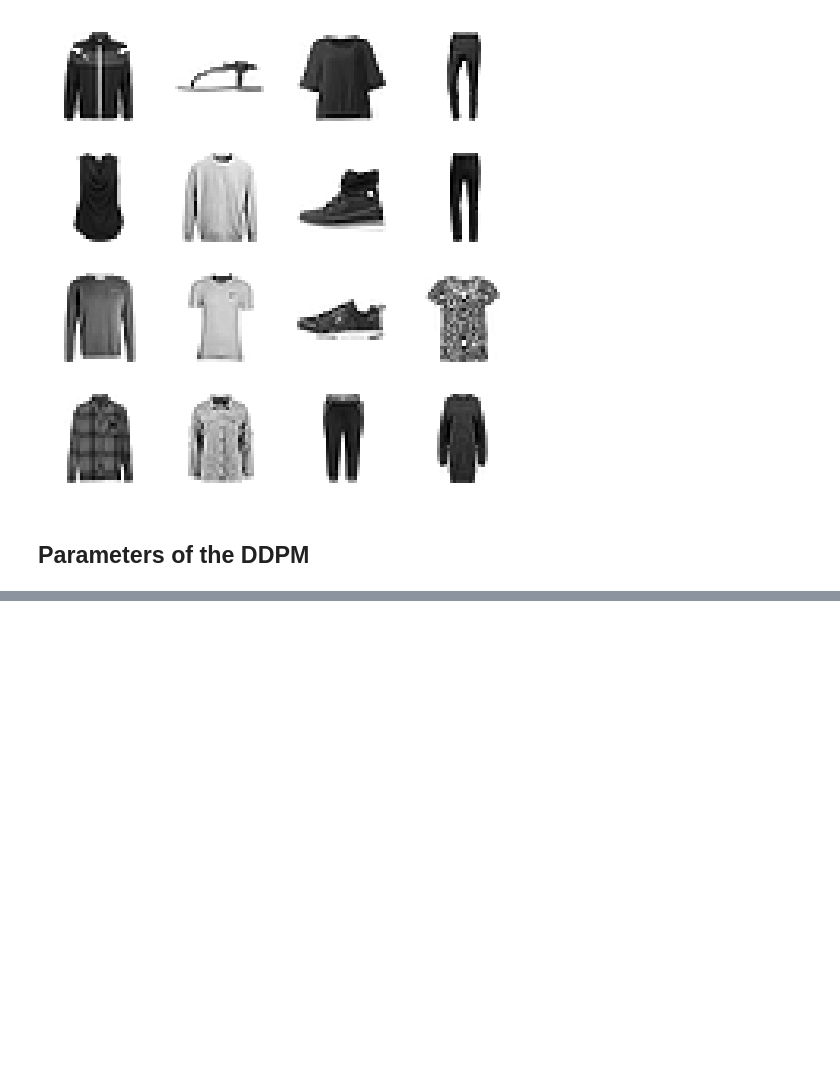
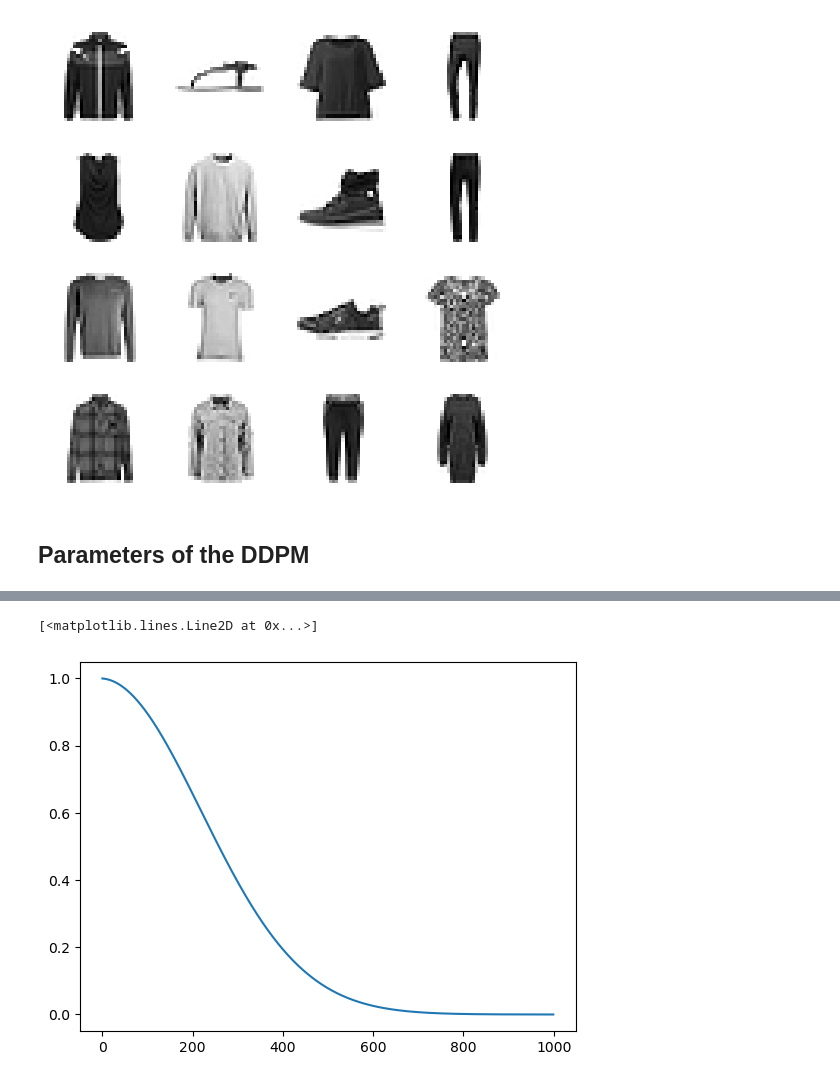
Before and after one commit to 0xSingletOnly/pdlfc, a Jupyter notebook: 17_DDPM_v2.ipynb, the cells around one changed output, grey strips where cells are left out. Drawn from its saved outputs; the diff is of its cells as text; code cells hidden in the pictures; blank space fills up the shorter version.

```diff
--- a/17_DDPM_v2.ipynb
+++ b/17_DDPM_v2.ipynb
@@ -74,0 +87,5 @@ sigma = beta.sqrt()
+# %%
+plt.plot(alpha_bar)
+# %% [output]
+[<matplotlib.lines.Line2D at 0x...>]
+[figure, added]
```
Also changed, not shown: parts of 21 cells of this notebook.
